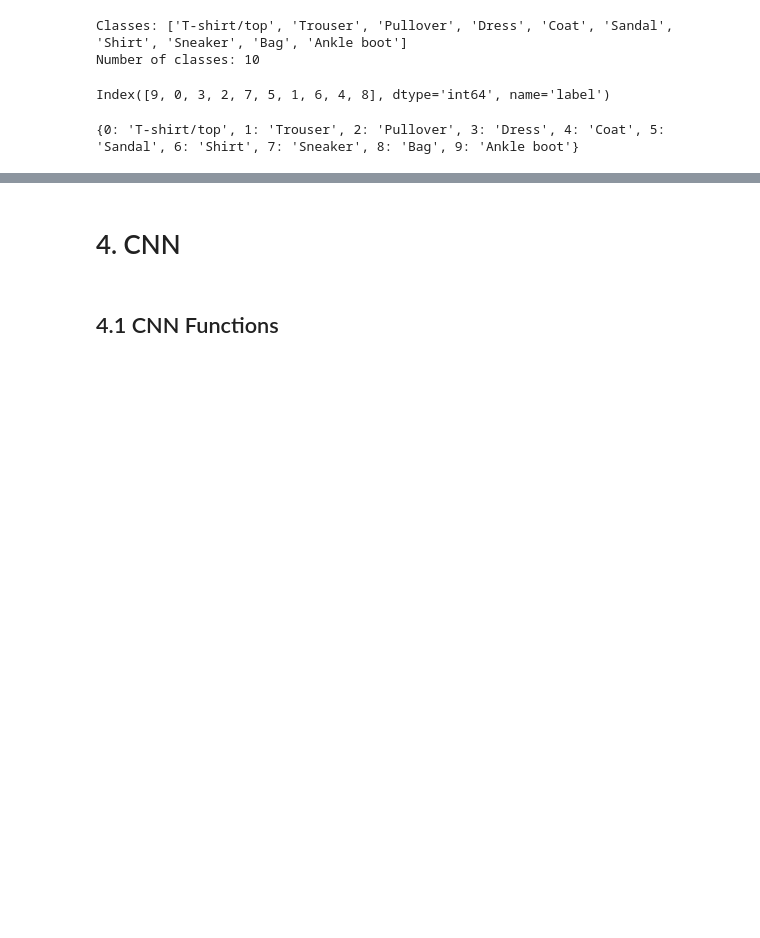
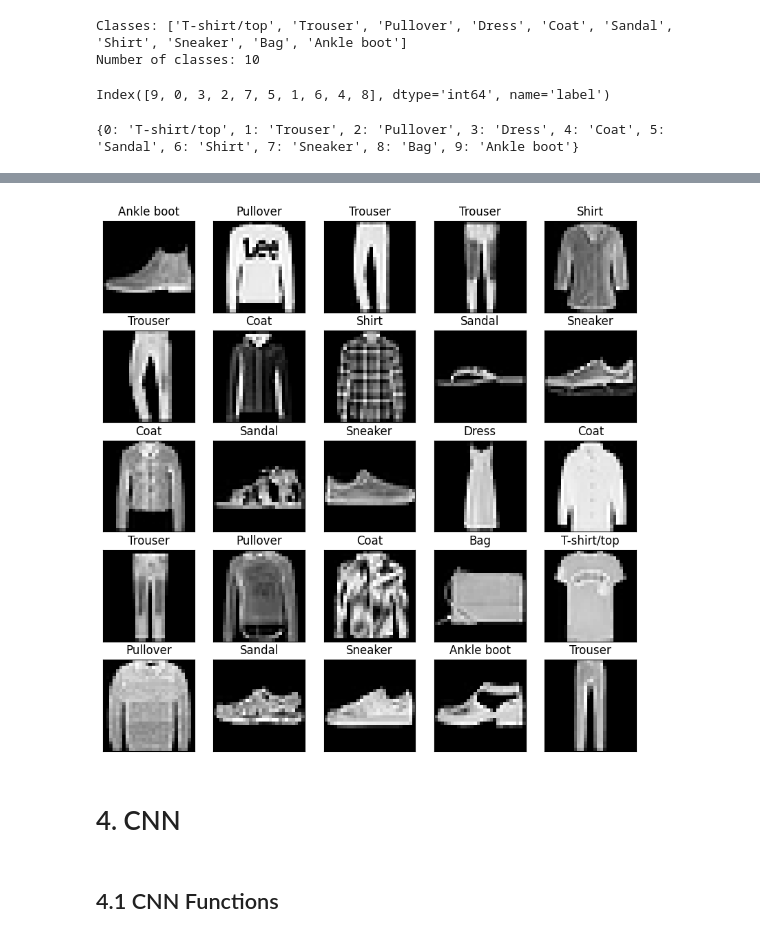
Before and after one commit to Sanjay9921/DataCamp-Project-Clothing-Classifier, a Jupyter notebook: clothing_classifier_model.ipynb, the cells around one changed output, grey strips where cells are left out. Drawn from its saved outputs; the diff is of its cells as text; code cells hidden in the pictures; blank space fills up the shorter version.

```diff
--- a/clothing_classifier_model.ipynb
+++ b/clothing_classifier_model.ipynb
@@ -133,3 +174,7 @@ print(mapping)
+# %%
+show_images(classes, test_images, test_labels)
+# %% [output]
+[figure, added]
 # %% [markdown]
 # 4. CNN
 # %% [markdown]
```
Also changed, not shown: parts of 22 cells of this notebook.
